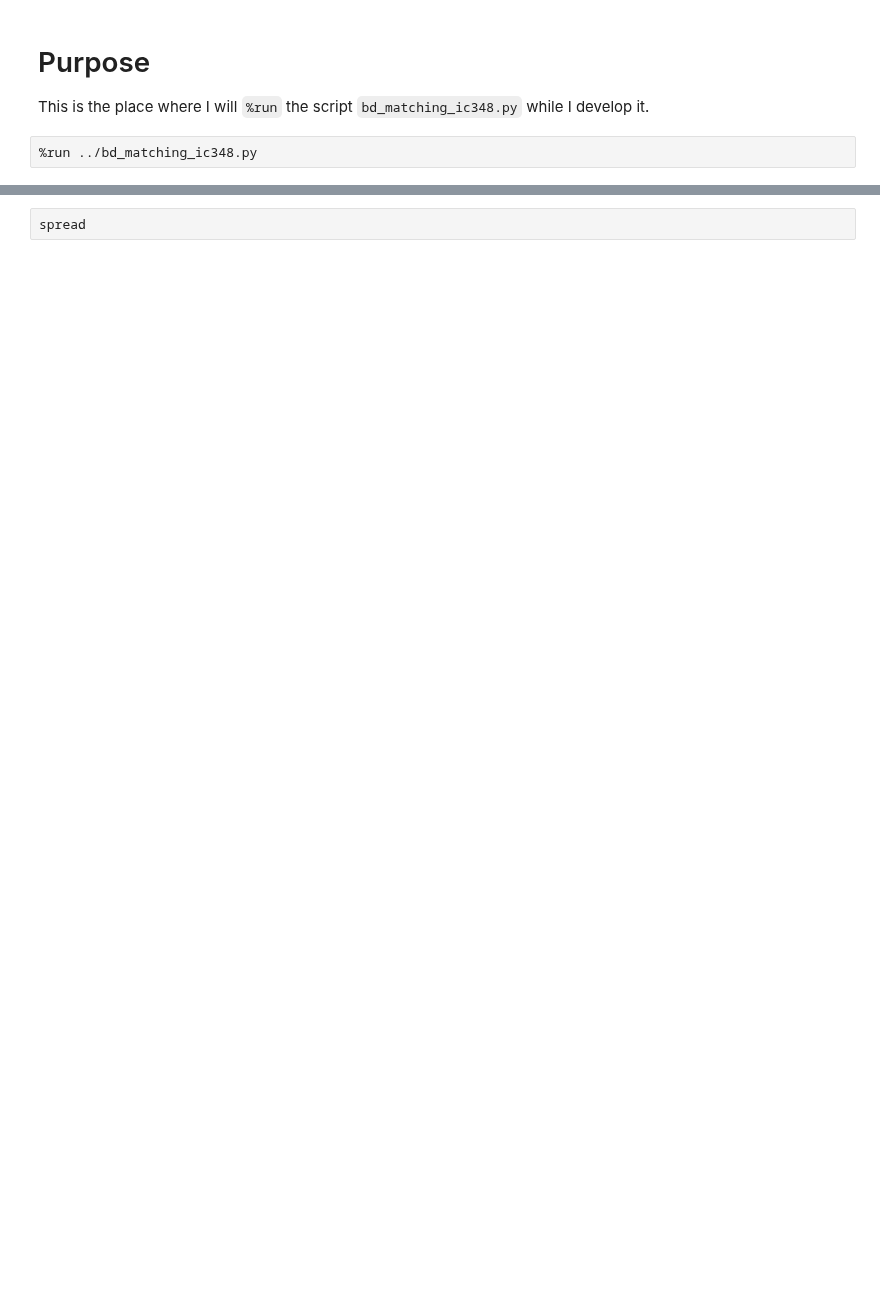
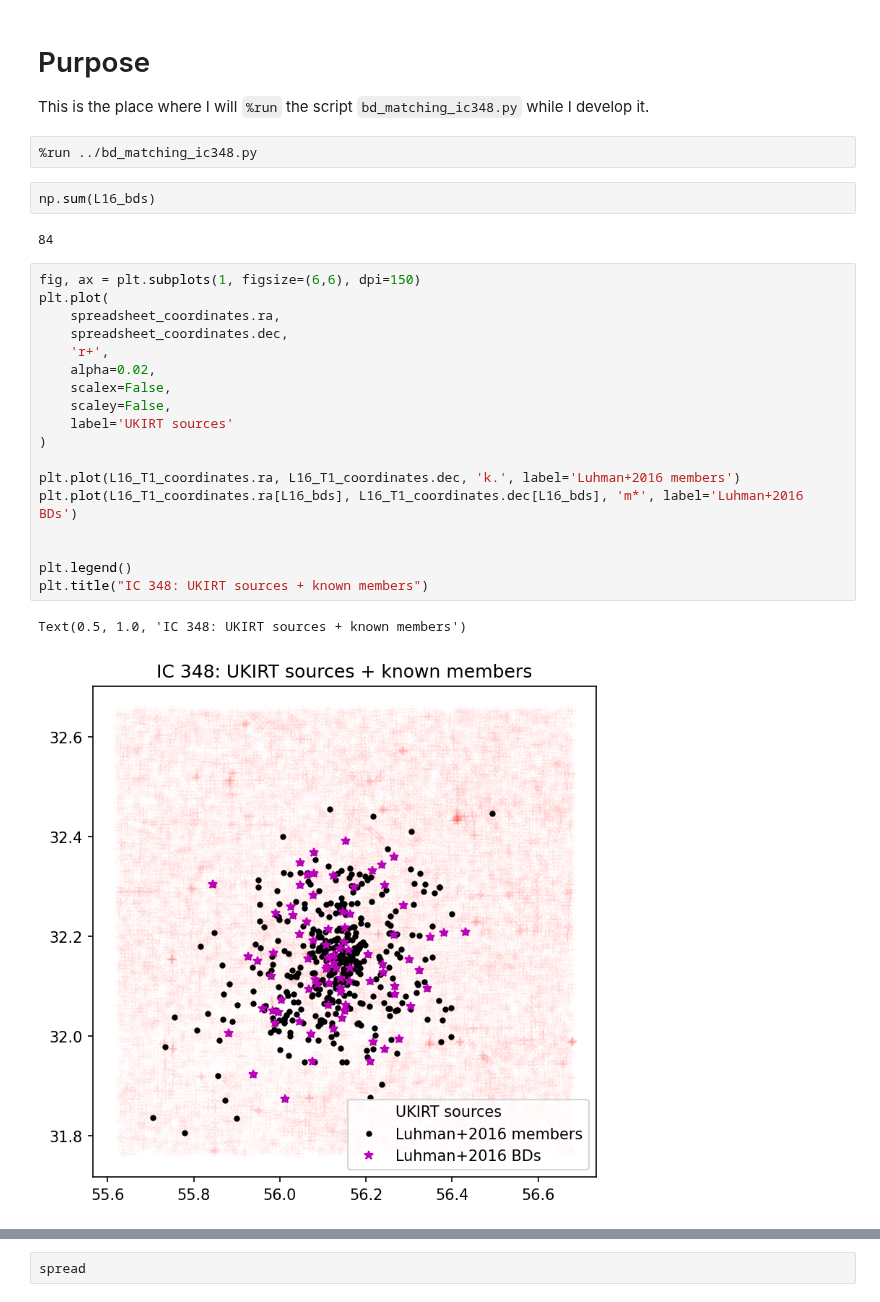
Before and after one commit to tomr-stargazer/Variability_Project_2020, a Jupyter notebook: wuvars/analysis/prototypes/Prototyping bd_matching_ic348.ipynb, the cells around one changed output, grey strips where cells are left out. Cells and saved outputs as stored; diff of their text form; blank space fills up the shorter version.

```diff
--- a/wuvars/analysis/prototypes/Prototyping bd_matching_ic348.ipynb
+++ b/wuvars/analysis/prototypes/Prototyping bd_matching_ic348.ipynb
@@ -3,3 +3,28 @@
 This is the place where I will `%run` the script `bd_matching_ic348.py` while I develop it.
 # %%
 %run ../bd_matching_ic348.py
+# %%
+np.sum(L16_bds)
+# %% [output]
+84
+# %%
+fig, ax = plt.subplots(1, figsize=(6,6), dpi=150)
+plt.plot(
+    spreadsheet_coordinates.ra,
+    spreadsheet_coordinates.dec,
+    'r+',
+    alpha=0.02,
+    scalex=False,
+    scaley=False,
+    label='UKIRT sources'
+)
+
+plt.plot(L16_T1_coordinates.ra, L16_T1_coordinates.dec, 'k.', label='Luhman+2016 members')
+plt.plot(L16_T1_coordinates.ra[L16_bds], L16_T1_coordinates.dec[L16_bds], 'm*', label='Luhman+2016 BDs')
+
+
+plt.legend()
+plt.title("IC 348: UKIRT sources + known members")
+# %% [output]
+Text(0.5, 1.0, 'IC 348: UKIRT sources + known members')
+[figure, added]
```
Also changed, not shown: parts of 10 cells of this notebook.
